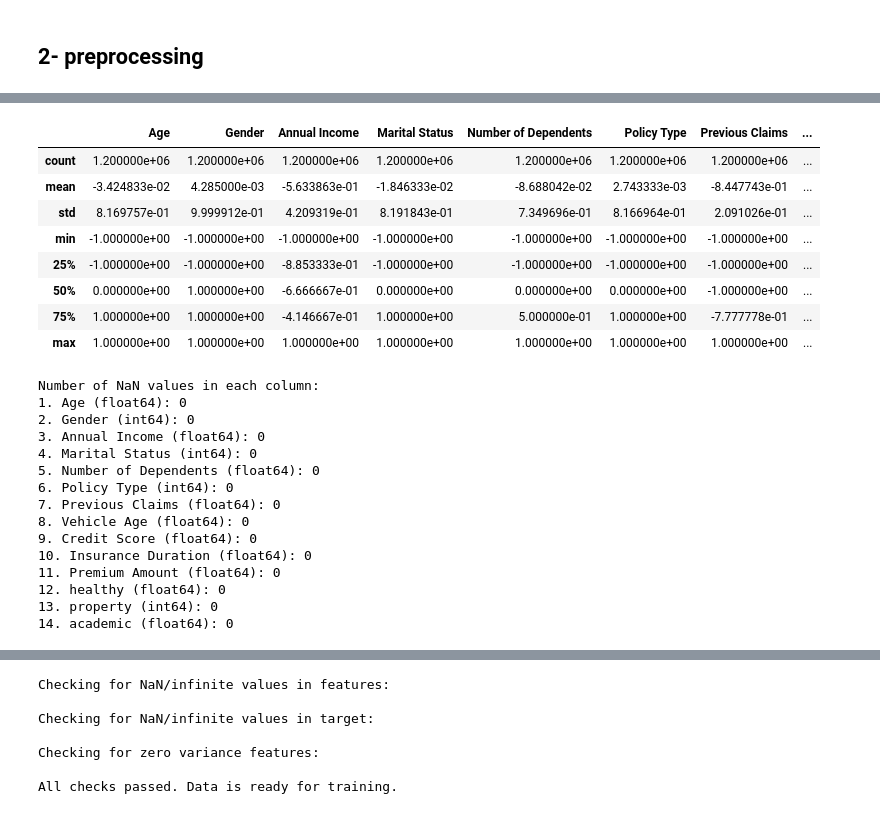
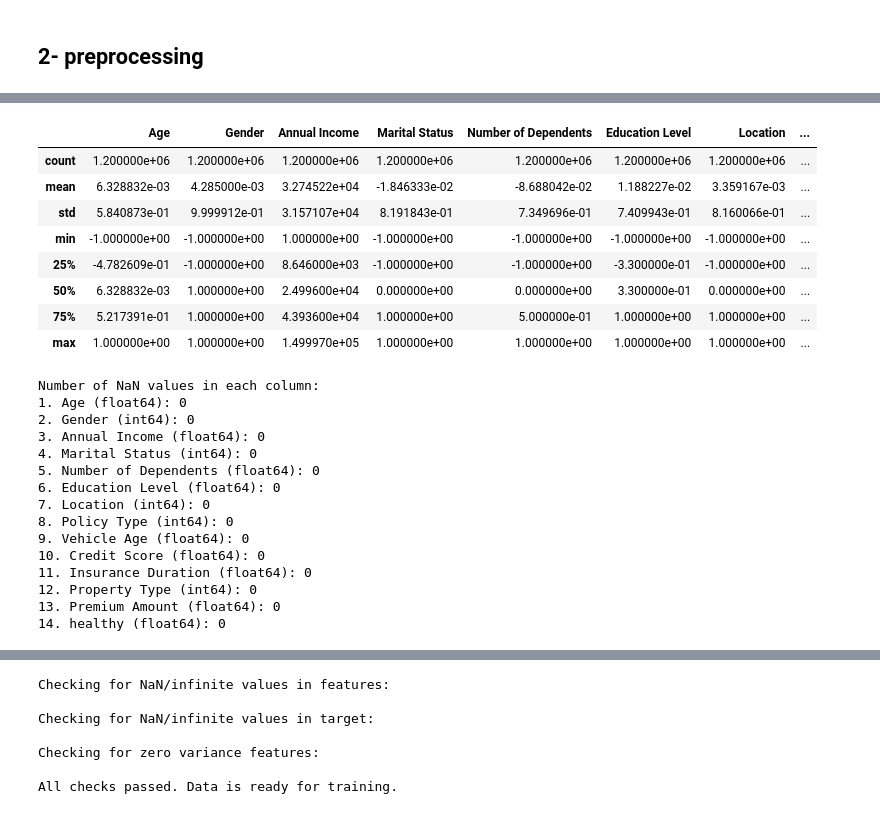
Before and after one commit to Ghaith-Bassam-Zaza/Regression-with-an-Insurance-Dataset, a Jupyter notebook: Regression-with-an-Insurance-Dataset.ipynb, the cells around one changed output, grey strips where cells are left out. Saved outputs shown, nothing was run; the diff lists cells and outputs as text; code cells hidden in the pictures.

Commit message:
tried self-supervising using annual income had same result

```diff
--- a/Regression-with-an-Insurance-Dataset.ipynb
+++ b/Regression-with-an-Insurance-Dataset.ipynb
@@ -95,18 +76,14 @@ def preprocess_data(df):
 
     # 2-Convert age into numeric classes and handle NaN values
     df['Age'] = df['Age'].fillna(df['Age'].mean())
-    bins = [0, 18, 35, 50, 65, 100]
-    df['Age'] = np.digitize(df['Age'], bins=bins[1:]) - 1
-    df['Age'] = df['Age'].astype(int)
-    df['Age'] = (df['Age'] - df['Age'].min()) / (df['Age'].max() - df['Age'].min()) * 2 - 1
+    df['Age'] = (df['Age'] - df['Age'].min()) / (df['Age'].max() - df['Age'].min()) * 2 - 1  # Normalize age to be between -1 and 1
 
     # 3-Convert gender to binary (-1,1)
     df['Gender'] = df['Gender'].map({'Female': -1, 'Male': 1})
 
     # 4-Convert Annual Income into classes and handle NaN values
     df['Annual Income'] = df['Annual Income'].fillna(df['Annual Income'].mean())
-    df['Annual Income'] = (df['Annual Income'] / 10000).round(2)
-    df['Annual Income'] = (df['Annual Income'] - df['Annual Income'].min()) / (df['Annual Income'].max() - df['Annual Income'].min()) * 2 - 1
+    # df['Annual Income'] = (df['Annual Income'] - df['Annual Income'].min()) / (df['Annual Income'].max() - df['Annual Income'].min()) * 2 - 1
 
     # 5-Convert Marital Status into three classes (-1,0,1) and handle NaN values
     df['Marital Status'] = df['Marital Status'].fillna('Single')
@@ -120,9 +97,8 @@ def preprocess_data(df):
     # 7-Convert Education Level into four classes (-1,-0.33,0.33,1)
     df['Education Level'] = df['Education Level'].map({'High School': -1, "Bachelor's": -0.33, "Master's": 0.33, 'PhD': 1})
 
-    # 8-Convert Occupation into three classes (-1,0,1) and handle NaN values
-    df['Occupation'] = df['Occupation'].fillna(df['Occupation'].mode()[0])
-    df['Occupation'] = df['Occupation'].map({'Employed': -1, 'Unemployed': 0, 'Self-Employed': 1})
+    # 8-Drop Occupation column due to excessive NaN values
+    df = df.drop('Occupation', axis=1)
 
     # 9-Convert Health Score into numbers and dividing by 10 and handle NaN values
     df['Health Score'] = df['Health Score'].fillna(df['Health Score'].mean())
@@ -136,10 +112,8 @@ def preprocess_data(df):
     # 11-Convert Policy Type into three classes (-1,0,1)
     df['Policy Type'] = df['Policy Type'].map({'Basic': -1, 'Comprehensive': 0, 'Premium': 1})
 
-    # 12-Handle NaN values in Previous Claims and convert to numeric
-    df['Previous Claims'] = df['Previous Claims'].fillna(0)
-    df['Previous Claims'] = pd.to_numeric(df['Previous Claims'])
-    df['Previous Claims'] = (df['Previous Claims'] - df['Previous Claims'].min()) / (df['Previous Claims'].max() - df['Previous Claims'].min()) * 2 - 1
+    # 12-Drop Previous Claims column due to excessive NaN values
+    df = df.drop('Previous Claims', axis=1)
 
     # 13-Handle Vehicle Age NaN values and convert to numeric
     df['Vehicle Age'] = df['Vehicle Age'].fillna(df['Vehicle Age'].mean())
@@ -148,7 +122,6 @@ def preprocess_data(df):
 
     # 14-Handle Credit Score NaN values and normalize by dividing by 200
     df['Credit Score'] = df['Credit Score'].fillna(df['Credit Score'].mean())
-    df['Credit Score'] = df['Credit Score'] / 200
     df['Credit Score'] = (df['Credit Score'] - df['Credit Score'].min()) / (df['Credit Score'].max() - df['Credit Score'].min()) * 2 - 1
 
     # 15-Handle NaN values in Insurance Duration and convert to numeric
@@ -171,31 +144,15 @@ def preprocess_data(df):
     # 20-Convert property type into three classes (-1,0,1)
     df['Property Type'] = df['Property Type'].map({'Apartment': -1, 'Condo': 0, 'House': 1})
 
+    # **features engineering**
+    # 1-merge features
     # Create healthy feature (exercise score minus smoking penalty plus health score)
-    df['healthy'] = df['Exercise Frequency'].astype(float) - df['Smoking Status'].astype(float) + df['Health Score'].astype(float)
+    df['healthy'] = (df['Exercise Frequency'].astype(float) - df['Smoking Status'].astype(float) + df['Health Score'].astype(float))/3.
 
     # Drop original features
     df = df.drop(['Health Score','Smoking Status', 'Exercise Frequency'], axis=1)
 
-    # # Merge location and property type into a single feature
-    # # Location (0,1,2) * 3 + Property Type (0,1,2) gives unique values 0-8
-    df['property'] = df['Location'] + df['Property Type']
 
-    # Drop original location and property type features
-    df = df.drop(['Location', 'Property Type'], axis=1)
-
-    # Merge education level and occupation into a single feature
-    # Education Level (0,1,2,3) * 4 + Occupation (0,1,2,3) gives unique values 0-15
-    df['academic'] = df['Education Level'] + df['Occupation']
-
-    # Drop original education level and occupation features
-    df = df.drop(['Education Level', 'Occupation'], axis=1)
-
-    # # Create combined financial feature
-    # df['financial_profile'] = df['Annual Income'] + df['Credit Score']-df['Number of Dependents']
-
-    # # Drop original features
-    # df = df.drop(['Annual Income', 'Credit Score', 'Number of Dependents'], axis=1)
 
     return df
 
@@ -231,12 +188,12 @@ First few rows of processed training data:
-|  | Age | Gender | Annual Income | Marital Status | Number of Dependents | Policy Type | Previous Claims | ... |
+|  | Age | Gender | Annual Income | Marital Status | Number of Dependents | Education Level | Location | ... |
 | count | 1.200000e+06 | 1.200000e+06 | 1.200000e+06 | 1.200000e+06 | 1.200000e+06 | 1.200000e+06 | 1.200000e+06 | ... |
-| mean | -3.424833e-02 | 4.285000e-03 | -5.633863e-01 | -1.846333e-02 | -8.688042e-02 | 2.743333e-03 | -8.447743e-01 | ... |
-| std | 8.169757e-01 | 9.999912e-01 | 4.209319e-01 | 8.191843e-01 | 7.349696e-01 | 8.166964e-01 | 2.091026e-01 | ... |
-| min | -1.000000e+00 | -1.000000e+00 | -1.000000e+00 | -1.000000e+00 | -1.000000e+00 | -1.000000e+00 | -1.000000e+00 | ... |
-| 25% | -1.000000e+00 | -1.000000e+00 | -8.853333e-01 | -1.000000e+00 | -1.000000e+00 | -1.000000e+00 | -1.000000e+00 | ... |
-| 50% | 0.000000e+00 | 1.000000e+00 | -6.666667e-01 | 0.000000e+00 | 0.000000e+00 | 0.000000e+00 | -1.000000e+00 | ... |
-| 75% | 1.000000e+00 | 1.000000e+00 | -4.146667e-01 | 1.000000e+00 | 5.000000e-01 | 1.000000e+00 | -7.777778e-01 | ... |
-| max | 1.000000e+00 | 1.000000e+00 | 1.000000e+00 | 1.000000e+00 | 1.000000e+00 | 1.000000e+00 | 1.000000e+00 | ... |
+| mean | 6.328832e-03 | 4.285000e-03 | 3.274522e+04 | -1.846333e-02 | -8.688042e-02 | 1.188227e-02 | 3.359167e-03 | ... |
+| std | 5.840873e-01 | 9.999912e-01 | 3.157107e+04 | 8.191843e-01 | 7.349696e-01 | 7.409943e-01 | 8.160066e-01 | ... |
+| min | -1.000000e+00 | -1.000000e+00 | 1.000000e+00 | -1.000000e+00 | -1.000000e+00 | -1.000000e+00 | -1.000000e+00 | ... |
+| 25% | -4.782609e-01 | -1.000000e+00 | 8.646000e+03 | -1.000000e+00 | -1.000000e+00 | -3.300000e-01 | -1.000000e+00 | ... |
+| 50% | 6.328832e-03 | 1.000000e+00 | 2.499600e+04 | 0.000000e+00 | 0.000000e+00 | 3.300000e-01 | 0.000000e+00 | ... |
+| 75% | 5.217391e-01 | 1.000000e+00 | 4.393600e+04 | 1.000000e+00 | 5.000000e-01 | 1.000000e+00 | 1.000000e+00 | ... |
+| max | 1.000000e+00 | 1.000000e+00 | 1.499970e+05 | 1.000000e+00 | 1.000000e+00 | 1.000000e+00 | 1.000000e+00 | ... |
 # %%
 print("\nNumber of NaN values in each column:")
 for i, col in enumerate(train_processed.columns):
@@ -249,12 +206,12 @@ Number of NaN values in each column:
 3. Annual Income (float64): 0
 4. Marital Status (int64): 0
 5. Number of Dependents (float64): 0
-6. Policy Type (int64): 0
-7. Previous Claims (float64): 0
-8. Vehicle Age (float64): 0
-9. Credit Score (float64): 0
-10. Insurance Duration (float64): 0
-11. Premium Amount (float64): 0
-12. healthy (float64): 0
-13. property (int64): 0
-14. academic (float64): 0
+6. Education Level (float64): 0
+7. Location (int64): 0
+8. Policy Type (int64): 0
+9. Vehicle Age (float64): 0
+10. Credit Score (float64): 0
+11. Insurance Duration (float64): 0
+12. Property Type (int64): 0
+13. Premium Amount (float64): 0
+14. healthy (float64): 0
```
Also changed, not shown: parts of 15 cells of this notebook, 1 other file.
